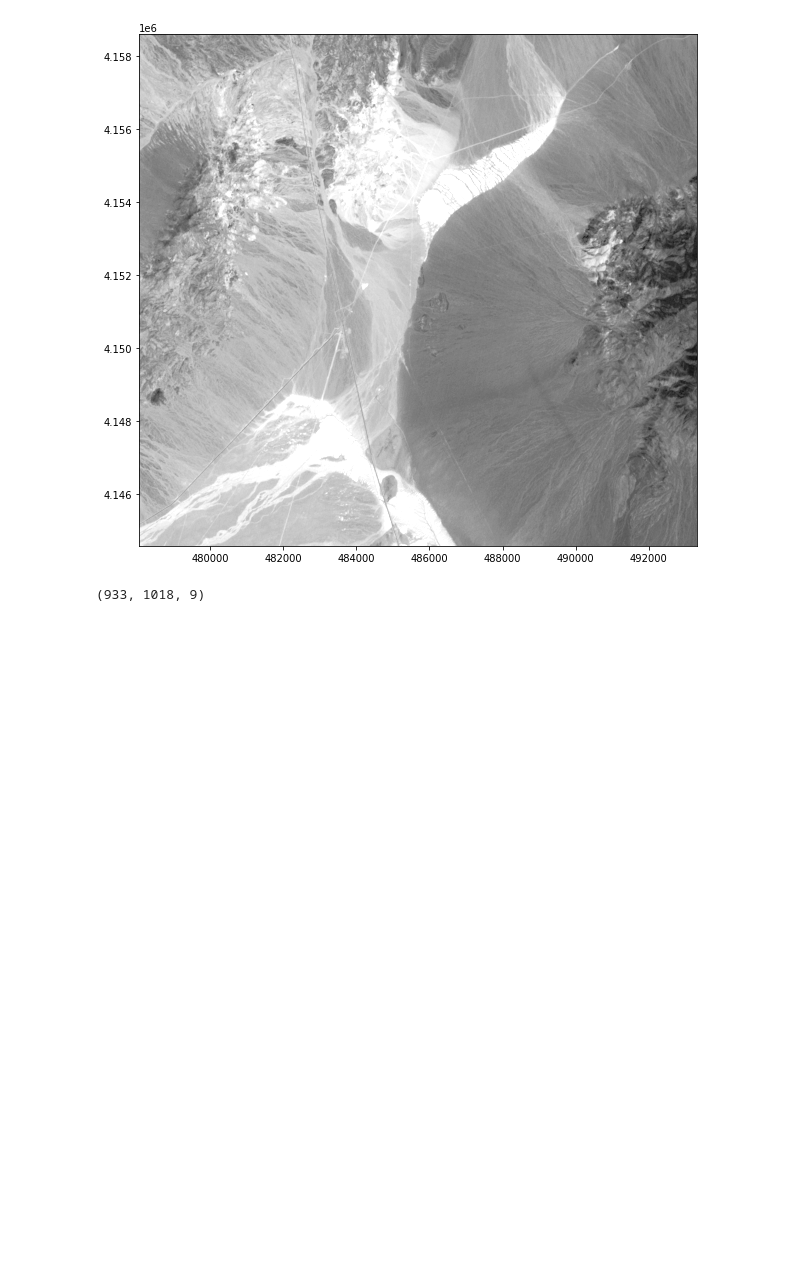
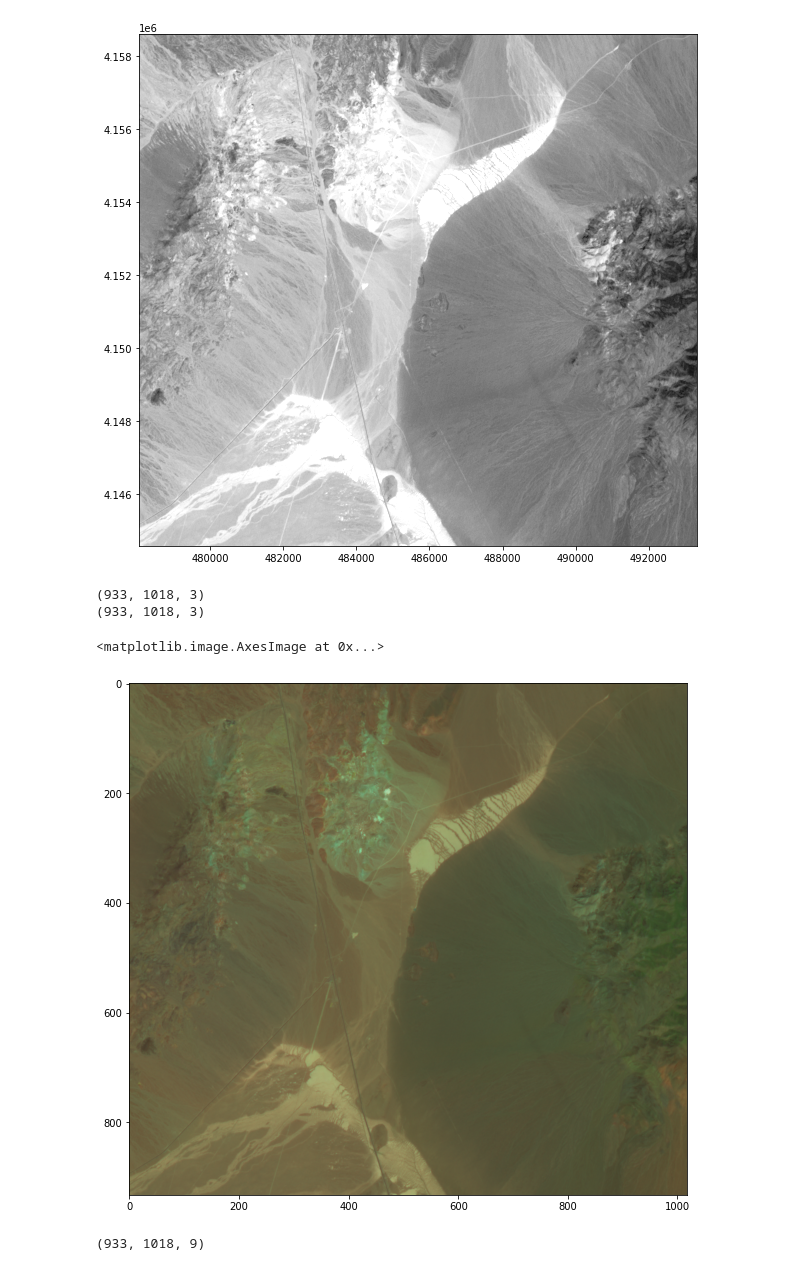
Before and after one commit to skerryvore/multispectral_image_analysis, a Jupyter notebook: notebooks/cuprite_kmeans_example01.ipynb, the cells around one changed output. Drawn from its saved outputs; the diff is of its cells as text; code cells hidden in the pictures; blank space fills up the shorter version.

```diff
--- a/notebooks/cuprite_kmeans_example01.ipynb
+++ b/notebooks/cuprite_kmeans_example01.ipynb
@@ -61,6 +62,28 @@ plt.show()
 # %% [output]
 31.0 87.0
 [figure]
+# %%
+# create an 3D numpy array to hold three data for bands to plot an RGB image
+
+cuprite_rgb = np.empty((cuprite.height,cuprite.width,3), cuprite.meta['dtype'])
+print(cuprite_rgb.shape)
+
+# loop over raster bands and read in the data for bands list in order r,g,b
+
+bands =[8,3,1] #list of bands to use for pseudocolor rgb image
+
+for i,band in enumerate(bands):
+  cuprite_rgb[:,:,i] = cuprite.read(band)
+
+print(cuprite_rgb.shape)
+
+plt.figure(figsize=[10,10])
+plt.imshow(cuprite_rgb)
+# %% [output]
+(933, 1018, 3)
+(933, 1018, 3)
+<matplotlib.image.AxesImage at 0x...>
+[figure, added]
 # %%
 # create an empty numpy array to hold the image data
 
```
Also changed, not shown: parts of 4 cells of this notebook.
